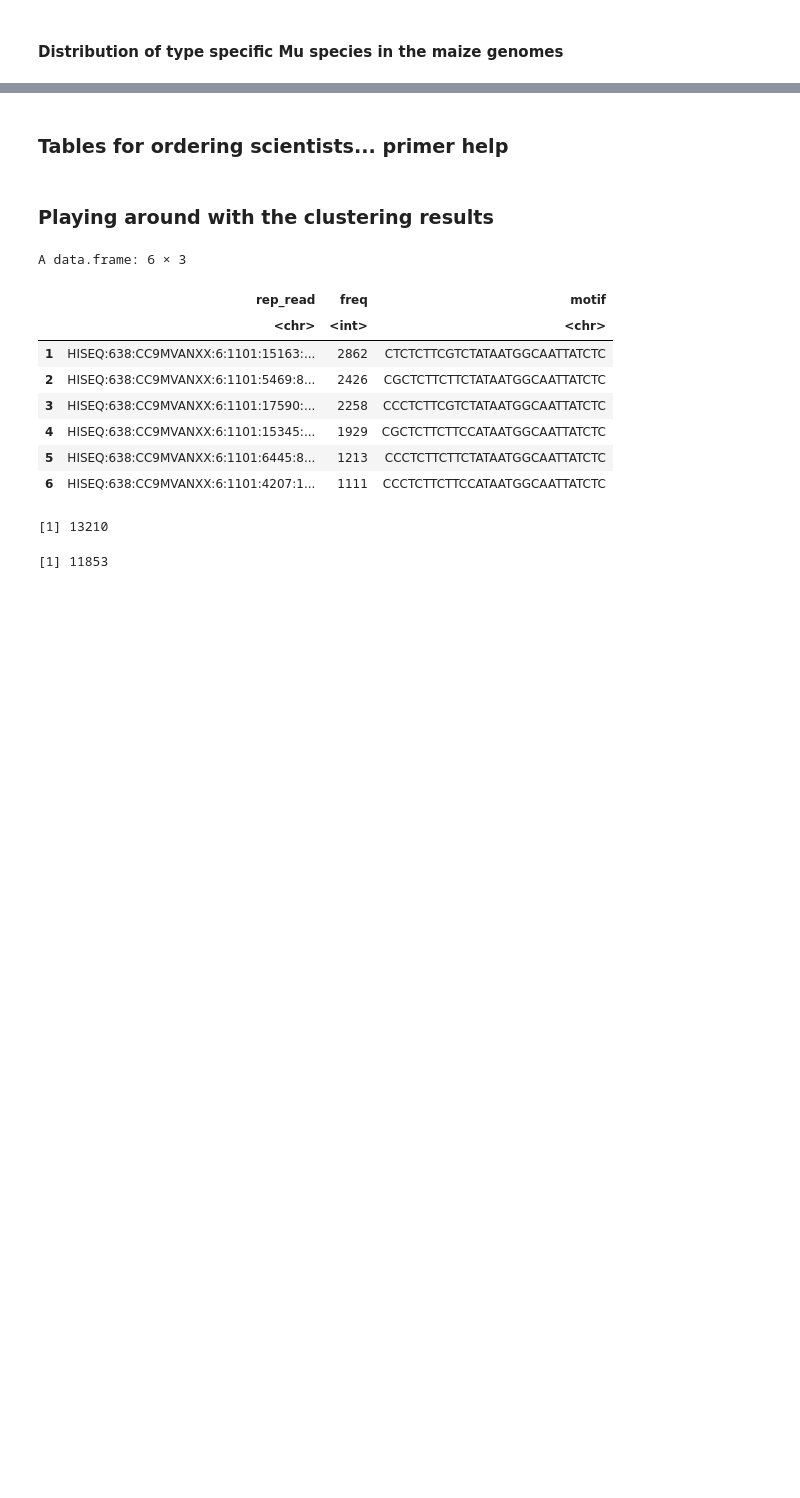
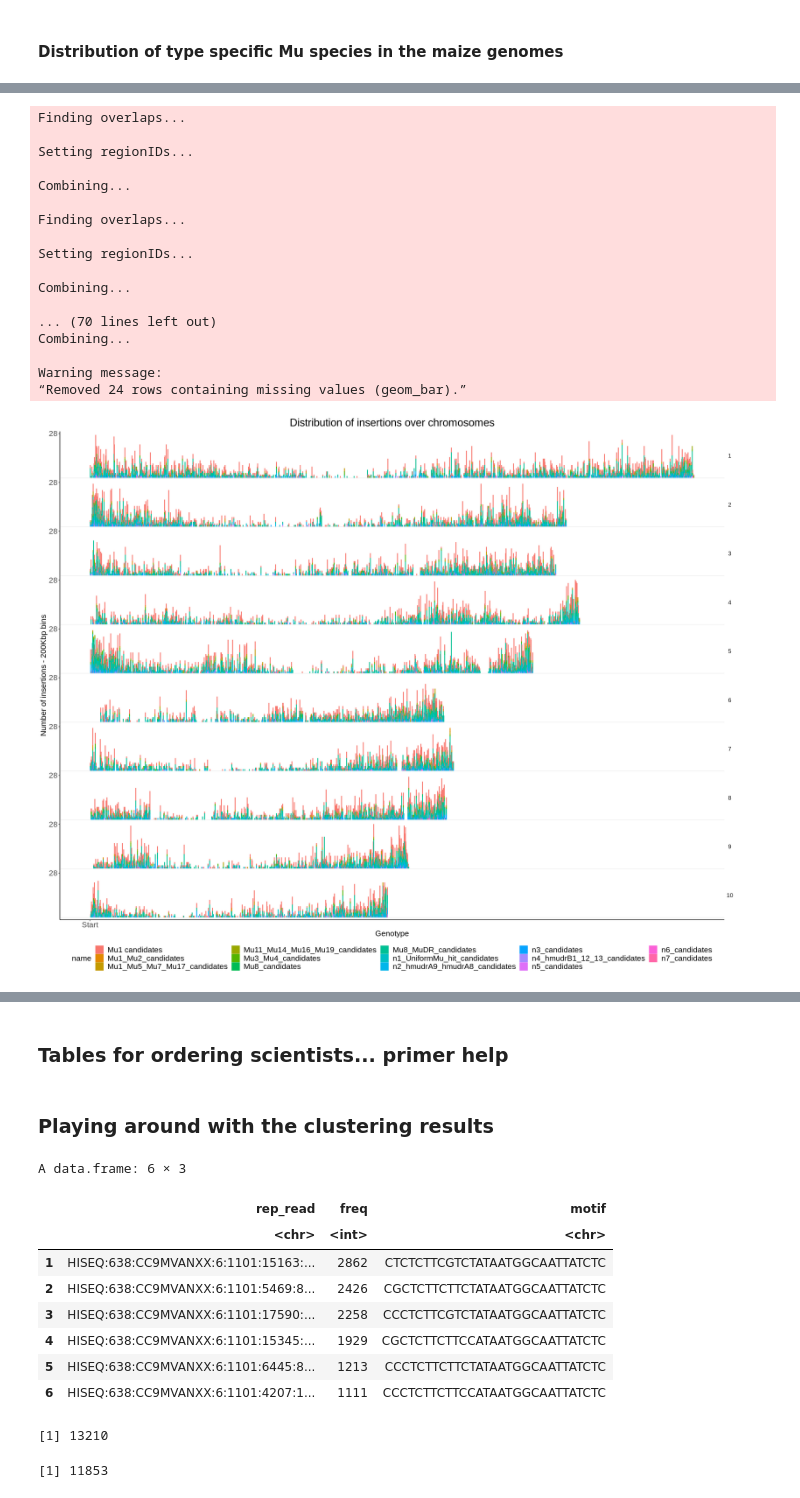
Before and after one commit to tgstoecker/MuWU, a Jupyter notebook: workflow/notebooks/te_typing_analysis.ipynb, the cells around one changed output, grey strips where cells are left out. Drawn from its saved outputs; the diff is of its cells as text; code cells hidden in the pictures; blank space fills up the shorter version.

Commit message:
Final candidate sets; Distribution analysis

```diff
--- a/workflow/notebooks/te_typing_analysis.ipynb
+++ b/workflow/notebooks/te_typing_analysis.ipynb
@@ -690,0 +862,60 @@ Warning message in cor(., method = "pearson"):
+# %%
+Mu1_candidates_gr <- GRanges(seqnames = Mu1_candidates$Chr, ranges = IRanges(start = Mu1_candidates$InsertionStart, end = Mu1_candidates$InsertionStart+8))
+Mu8_MuDR_candidates_gr <- GRanges(seqnames = Mu8_MuDR_candidates$Chr, ranges = IRanges(start = Mu8_MuDR_candidates$InsertionStart, end = Mu8_MuDR_candidates$InsertionStart+8))
+n1_UniformMu_hit_candidates_gr <- GRanges(seqnames = n1_UniformMu_hit_candidates$Chr, ranges = IRanges(start = n1_UniformMu_hit_candidates$InsertionStart, end = n1_UniformMu_hit_candidates$InsertionStart+8))
+n2_hmudrA9_hmudrA8_candidates_gr <- GRanges(seqnames = n2_hmudrA9_hmudrA8_candidates$Chr, ranges = IRanges(start = n2_hmudrA9_hmudrA8_candidates$InsertionStart, end = n2_hmudrA9_hmudrA8_candidates$InsertionStart+8))
+n3_candidates_gr <- GRanges(seqnames = n3_candidates$Chr, ranges = IRanges(start = n3_candidates$InsertionStart, end = n3_candidates$InsertionStart+8))
+Mu1_Mu5_Mu7_Mu17_candidates_gr <- GRanges(seqnames = Mu1_Mu5_Mu7_Mu17_candidates$Chr, ranges = IRanges(start = Mu1_Mu5_Mu7_Mu17_candidates$InsertionStart, end = Mu1_Mu5_Mu7_Mu17_candidates$InsertionStart+8))
+Mu3_Mu4_candidates_gr <- GRanges(seqnames = Mu3_Mu4_candidates$Chr, ranges = IRanges(start = Mu3_Mu4_candidates$InsertionStart, end = Mu3_Mu4_candidates$InsertionStart+8))
+n4_hmudrB1_12_13_candidates_gr <- GRanges(seqnames = n4_hmudrB1_12_13_candidates$Chr, ranges = IRanges(start = n4_hmudrB1_12_13_candidates$InsertionStart, end = n4_hmudrB1_12_13_candidates$InsertionStart+8))
+n5_candidates_gr <- GRanges(seqnames = n5_candidates$Chr, ranges = IRanges(start = n5_candidates$InsertionStart, end = n5_candidates$InsertionStart+8))
+Mu8_candidates_gr <- GRanges(seqnames = Mu8_candidates$Chr, ranges = IRanges(start = Mu8_candidates$InsertionStart, end = Mu8_candidates$InsertionStart+8))
+Mu11_Mu14_Mu16_Mu19_candidates_gr <- GRanges(seqnames = Mu11_Mu14_Mu16_Mu19_candidates$Chr, ranges = IRanges(start = Mu11_Mu14_Mu16_Mu19_candidates$InsertionStart, end = Mu11_Mu14_Mu16_Mu19_candidates$InsertionStart+8))
+Mu1_Mu2_candidates_gr <- GRanges(seqnames = Mu1_Mu2_candidates$Chr, ranges = IRanges(start = Mu1_Mu2_candidates$InsertionStart, end = Mu1_Mu2_candidates$InsertionStart+8))
+n6_candidates_gr <- GRanges(seqnames = n6_candidates$Chr, ranges = IRanges(start = n6_candidates$InsertionStart, end = n6_candidates$InsertionStart+8))
+n7_candidates_gr <- GRanges(seqnames = n7_candidates$Chr, ranges = IRanges(start = n7_candidates$InsertionStart, end = n7_candidates$InsertionStart+8))
+# %%
+queryList = GRangesList(Mu1_candidates_gr, Mu8_MuDR_candidates_gr, n1_UniformMu_hit_candidates_gr, n2_hmudrA9_hmudrA8_candidates_gr,
+                        n3_candidates_gr, Mu1_Mu5_Mu7_Mu17_candidates_gr, Mu3_Mu4_candidates_gr, n4_hmudrB1_12_13_candidates_gr,
+                        n5_candidates_gr, Mu8_candidates_gr, Mu11_Mu14_Mu16_Mu19_candidates_gr, Mu1_Mu2_candidates_gr,
+                        n6_candidates_gr, n7_candidates_gr)
+
+names(queryList) <- c("Mu1 candidates", "Mu8_MuDR_candidates", "n1_UniformMu_hit_candidates", "n2_hmudrA9_hmudrA8_candidates",
+                      "n3_candidates", "Mu1_Mu5_Mu7_Mu17_candidates", "Mu3_Mu4_candidates", "n4_hmudrB1_12_13_candidates",
+                      "n5_candidates", "Mu8_candidates", "Mu11_Mu14_Mu16_Mu19_candidates", "Mu1_Mu2_candidates",
+                      "n6_candidates", "n7_candidates")
+
+#queryList = GRangesList(Mu1_candidates_gr, Mu8_MuDR_candidates_gr)
+#names(queryList) <- c("Mu1 candidates", "Mu8_MuDR_candidates")
+
+x = calcChromBins(queryList, bins)
+plotChromBins(x) +
+  labs(x = "Genotype",
+       y = "Number of insertions - 200Kbp bins",
+       title = "Distribution of insertions over chromosomes") +
+  theme(plot.title = element_text(size=22),
+        legend.title = element_text(size=16),
+        legend.text = element_text(size=16),
+        axis.text.x = element_text(size=16),
+        axis.text.y = element_text(size=16),
+        text = element_text(size=16)
+       )
+# %% [output]
+Finding overlaps...
+
+Setting regionIDs...
+
+Combining...
+
+Finding overlaps...
+
+Setting regionIDs...
+
+Combining...
+
+... (70 lines left out)
+Combining...
+
+Warning message:
+“Removed 24 rows containing missing values (geom_bar).”
+[figure, added]
```
Also changed, not shown: parts of 18 cells of this notebook.
